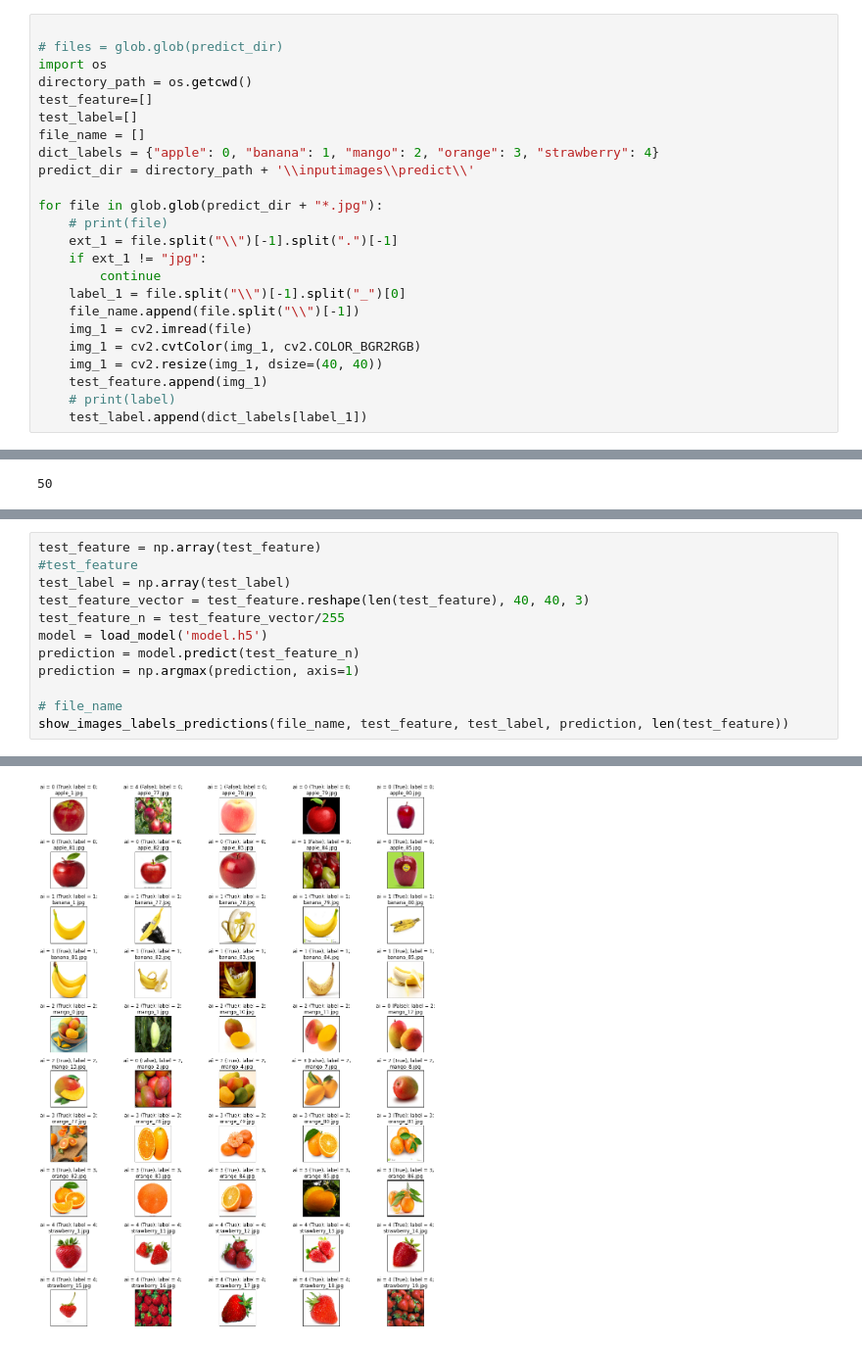
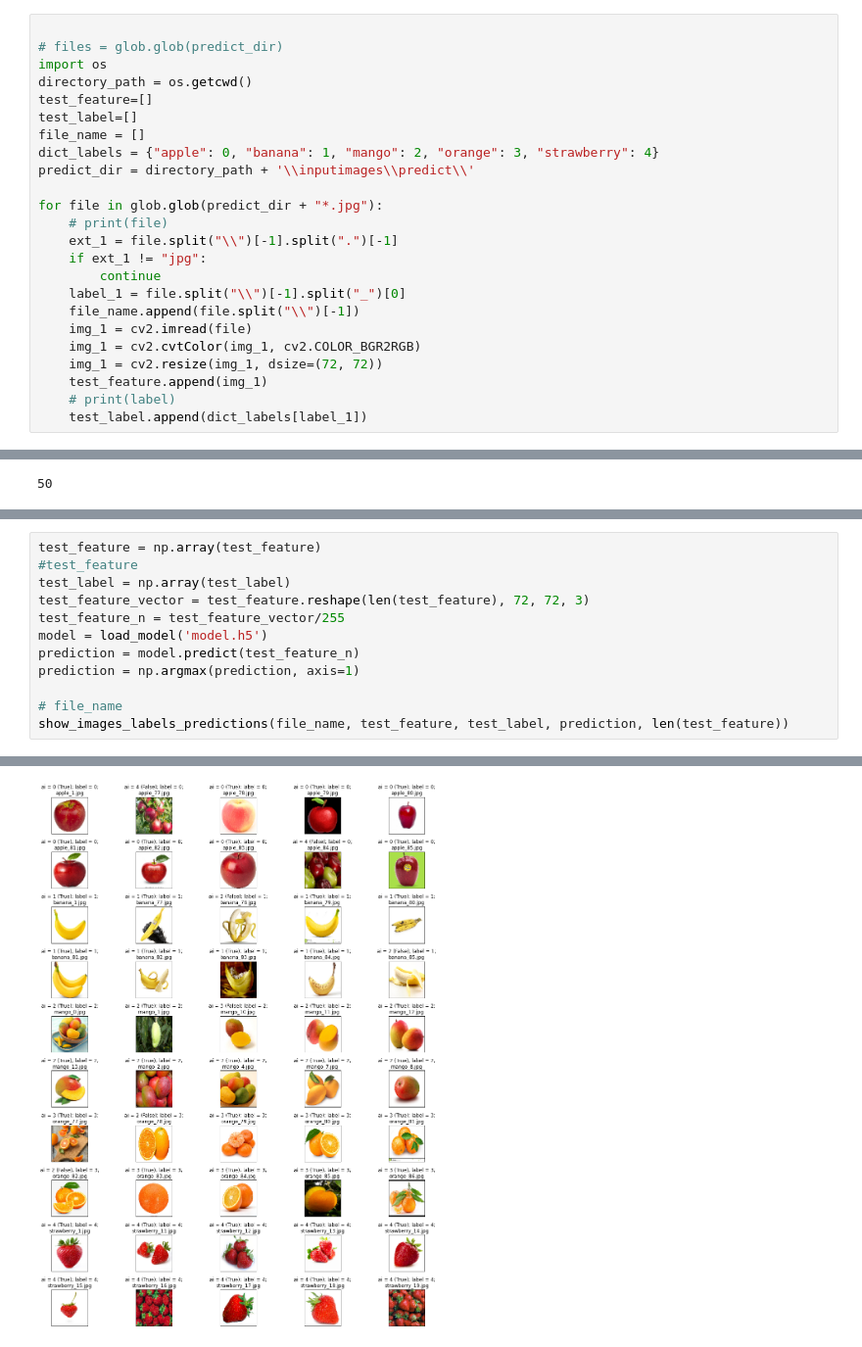
Before and after one commit to kcwong232485/FruitImagesClassification, a Jupyter notebook: PredictFruits.ipynb, the cells around one changed output, grey strips where cells are left out. Shown at 98% size. Cells and saved outputs as stored; diff of their text form.

```diff
--- a/PredictFruits.ipynb
+++ b/PredictFruits.ipynb
@@ -88,7 +88,7 @@ for file in glob.glob(predict_dir + "*.jpg"):
     file_name.append(file.split("\\")[-1])
     img_1 = cv2.imread(file)
     img_1 = cv2.cvtColor(img_1, cv2.COLOR_BGR2RGB)
-    img_1 = cv2.resize(img_1, dsize=(40, 40))
+    img_1 = cv2.resize(img_1, dsize=(72, 72))
     test_feature.append(img_1)
     # print(label)
     test_label.append(dict_labels[label_1])
@@ -106,7 +106,7 @@ for j in range(imgcount):
 test_feature = np.array(test_feature)
 #test_feature
 test_label = np.array(test_label)
-test_feature_vector = test_feature.reshape(len(test_feature), 40, 40, 3)
+test_feature_vector = test_feature.reshape(len(test_feature), 72, 72, 3)
 test_feature_n = test_feature_vector/255
 model = load_model('model.h5')
 prediction = model.predict(test_feature_n)
@@ -127 +127 @@ Accuracy: 88.0%
-[figure, old version]
+[figure, new version]
```
Also changed, not shown: parts of 2 cells of this notebook, 1 other file.
